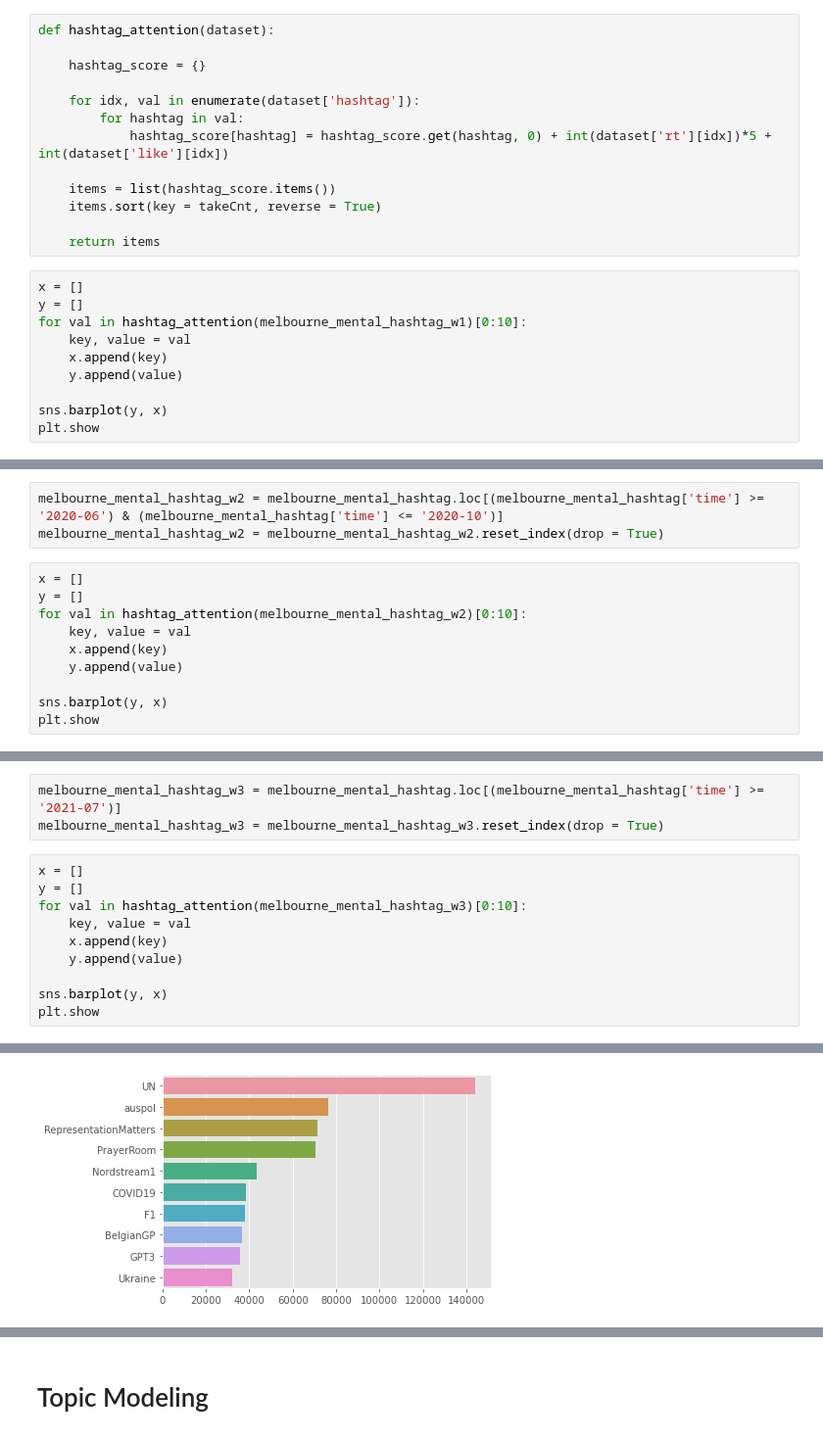
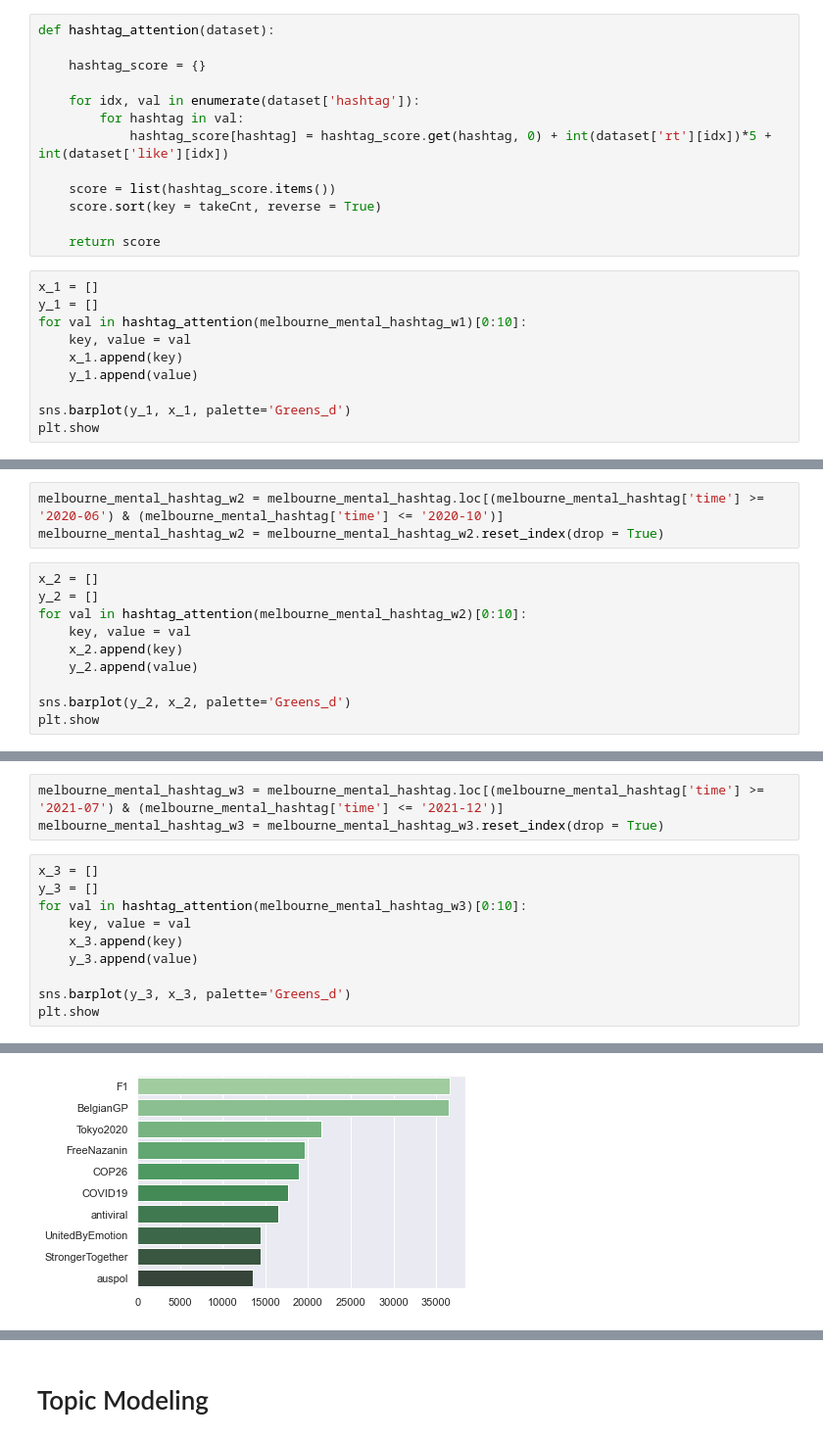
Before and after one commit to DoreenML/COMP90024-Assignment2, a Jupyter notebook: CouchDB/data_analysis_mark9.ipynb, the cells around one changed output, grey strips where cells are left out. Shown at 98% size. Cells and saved outputs as stored; diff of their text form.

Commit message:
Combined hashtag plots

```diff
--- a/CouchDB/data_analysis_mark9.ipynb
+++ b/CouchDB/data_analysis_mark9.ipynb
@@ -751,19 +752,19 @@ def hashtag_attention(dataset):
         for hashtag in val:
             hashtag_score[hashtag] = hashtag_score.get(hashtag, 0) + int(dataset['rt'][idx])*5 + int(dataset['like'][idx])
 
-    items = list(hashtag_score.items())
-    items.sort(key = takeCnt, reverse = True)
+    score = list(hashtag_score.items())
+    score.sort(key = takeCnt, reverse = True)
 
-    return items
+    return score
 # %%
-x = []
-y = []
+x_1 = []
+y_1 = []
 for val in hashtag_attention(melbourne_mental_hashtag_w1)[0:10]:
     key, value = val
-    x.append(key)
-    y.append(value)
+    x_1.append(key)
+    y_1.append(value)
 
-sns.barplot(y, x)
+sns.barplot(y_1, x_1, palette='Greens_d')
 plt.show
 # %% [output]
 <function matplotlib.pyplot.show(close=None, block=None)>
@@ -774,14 +775,14 @@ plt.show
 melbourne_mental_hashtag_w2 = melbourne_mental_hashtag.loc[(melbourne_mental_hashtag['time'] >= '2020-06') & (melbourne_mental_hashtag['time'] <= '2020-10')]
 melbourne_mental_hashtag_w2 = melbourne_mental_hashtag_w2.reset_index(drop = True)
 # %%
-x = []
-y = []
+x_2 = []
+y_2 = []
 for val in hashtag_attention(melbourne_mental_hashtag_w2)[0:10]:
     key, value = val
-    x.append(key)
-    y.append(value)
+    x_2.append(key)
+    y_2.append(value)
 
-sns.barplot(y, x)
+sns.barplot(y_2, x_2, palette='Greens_d')
 plt.show
 # %% [output]
 <function matplotlib.pyplot.show(close=None, block=None)>
@@ -791,16 +792,16 @@ plt.show
 # %%
-melbourne_mental_hashtag_w3 = melbourne_mental_hashtag.loc[(melbourne_mental_hashtag['time'] >= '2021-07')]
+melbourne_mental_hashtag_w3 = melbourne_mental_hashtag.loc[(melbourne_mental_hashtag['time'] >= '2021-07') & (melbourne_mental_hashtag['time'] <= '2021-12')]
 melbourne_mental_hashtag_w3 = melbourne_mental_hashtag_w3.reset_index(drop = True)
 # %%
-x = []
-y = []
+x_3 = []
+y_3 = []
 for val in hashtag_attention(melbourne_mental_hashtag_w3)[0:10]:
     key, value = val
-    x.append(key)
-    y.append(value)
+    x_3.append(key)
+    y_3.append(value)
 
-sns.barplot(y, x)
+sns.barplot(y_3, x_3, palette='Greens_d')
 plt.show
 # %% [output]
 <function matplotlib.pyplot.show(close=None, block=None)>
-[figure, old version]
+[figure, new version]
```
Also changed, not shown: parts of 19 cells of this notebook.
